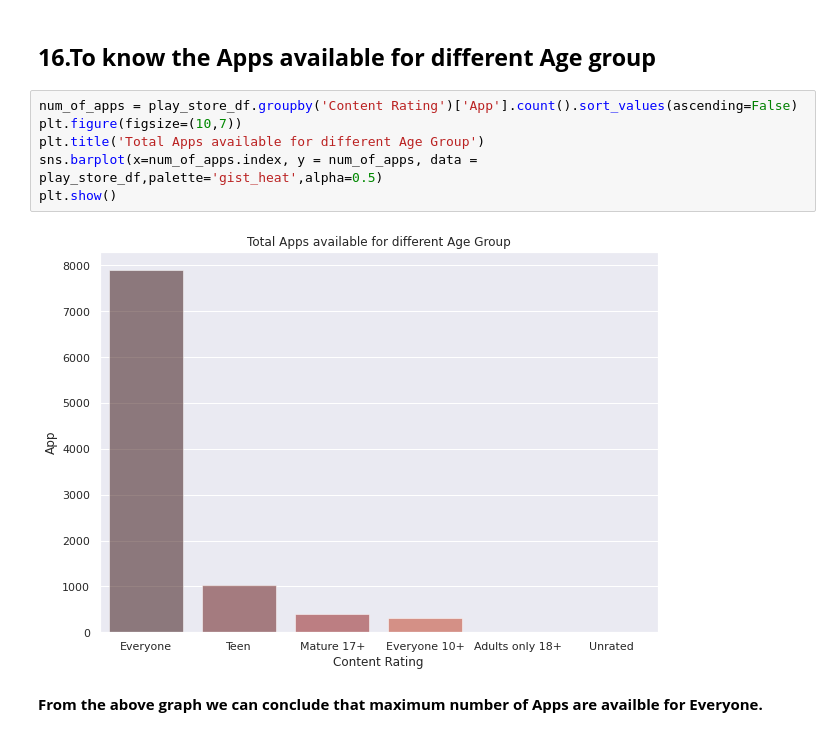
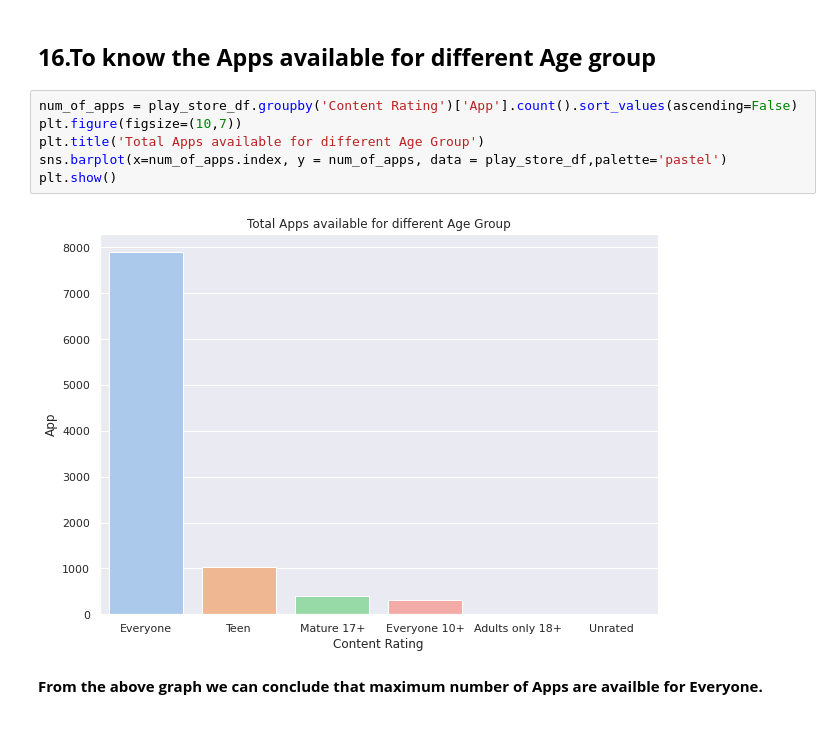
Before and after one commit to chandralakagwad/Playstore-App-Review-Analysis, a Jupyter notebook: Final_Play_Store_App_Analysis.ipynb, the cells around one changed output. Drawn from its saved outputs; the diff is of its cells as text.

```diff
--- a/Final_Play_Store_App_Analysis.ipynb
+++ b/Final_Play_Store_App_Analysis.ipynb
@@ -702,11 +715,11 @@ plt.show()
 # %%
 num_of_apps = play_store_df.groupby('Content Rating')['App'].count().sort_values(ascending=False)
 plt.figure(figsize=(10,7))
 plt.title('Total Apps available for different Age Group')
-sns.barplot(x=num_of_apps.index, y = num_of_apps, data = play_store_df,palette='gist_heat',alpha=0.5)
+sns.barplot(x=num_of_apps.index, y = num_of_apps, data = play_store_df,palette='pastel')
 plt.show()
 # %% [output]
-[figure, old version]
+[figure, new version]
 # %% [markdown]
 **From the above graph we can conclude that maximum number of Apps are availble for Everyone.**
 # %% [markdown]
```
Also changed, not shown: parts of 8 cells of this notebook.
